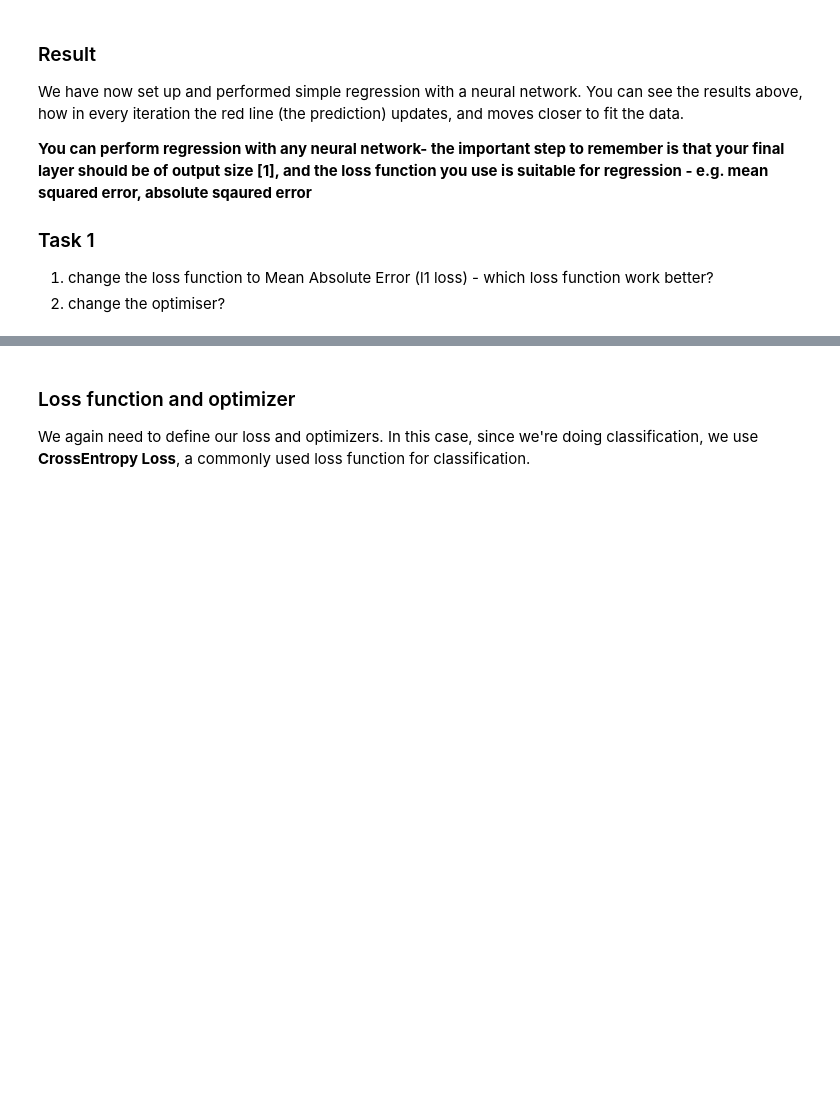
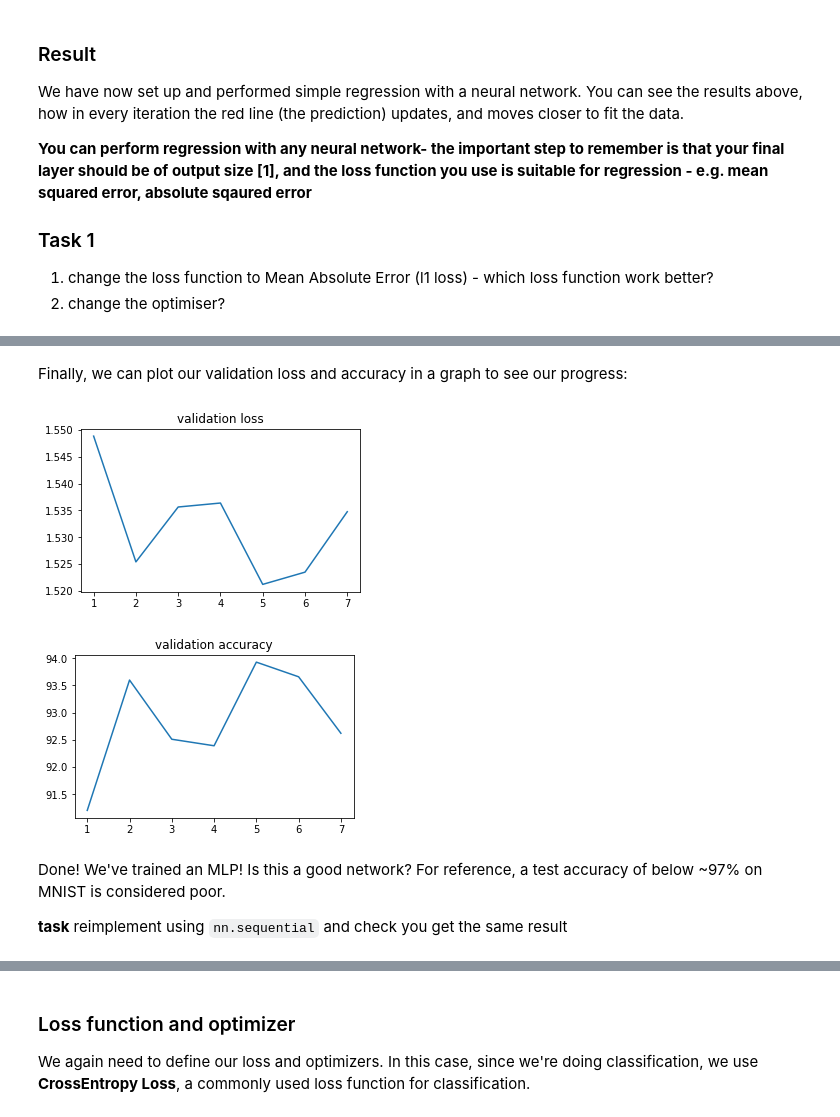
Before and after one commit to CherBass/pytorch_tutorials, a Jupyter notebook: simple_classification_regression.ipynb, the cells around one changed output, grey strips where cells are left out. Saved outputs shown, nothing was run; the diff lists cells and outputs as text; code cells hidden in the pictures; blank space fills up the shorter version.

Commit message:
adding material on nn functional, moving MNIST MLP from pytorch basics to simple regression notebook - still need to make code syntax consistent

```diff
--- a/simple_classification_regression.ipynb
+++ b/simple_classification_regression.ipynb
@@ -265,0 +399,7 @@ plt.show()
+# %%
+epochs = 7
+
+lossv, accv = [], []
+for epoch in range(1, epochs + 1):
+    train(epoch)
+    validate(lossv, accv)
@@ -265,0 +424,19 @@ plt.show()
+# %% [markdown]
+Finally, we can plot our validation loss and accuracy in a graph to see our progress:
+# %%
+import matplotlib.pyplot as plt
+
+plt.figure(figsize=(5,3))
+plt.plot(np.arange(1,epochs+1), lossv)
+plt.title('validation loss')
+
+plt.figure(figsize=(5,3))
+plt.plot(np.arange(1,epochs+1), accv)
+plt.title('validation accuracy');
+# %% [output]
+[figure, added]
+[figure, added]
+# %% [markdown]
+Done! We've trained an MLP! Is this a good network? For reference, a test accuracy of below ~97% on MNIST is considered poor.
+
+**task** reimplement using `nn.sequential` and check you get the same result
```
Also changed, not shown: parts of 39 cells of this notebook, 2 other files.
